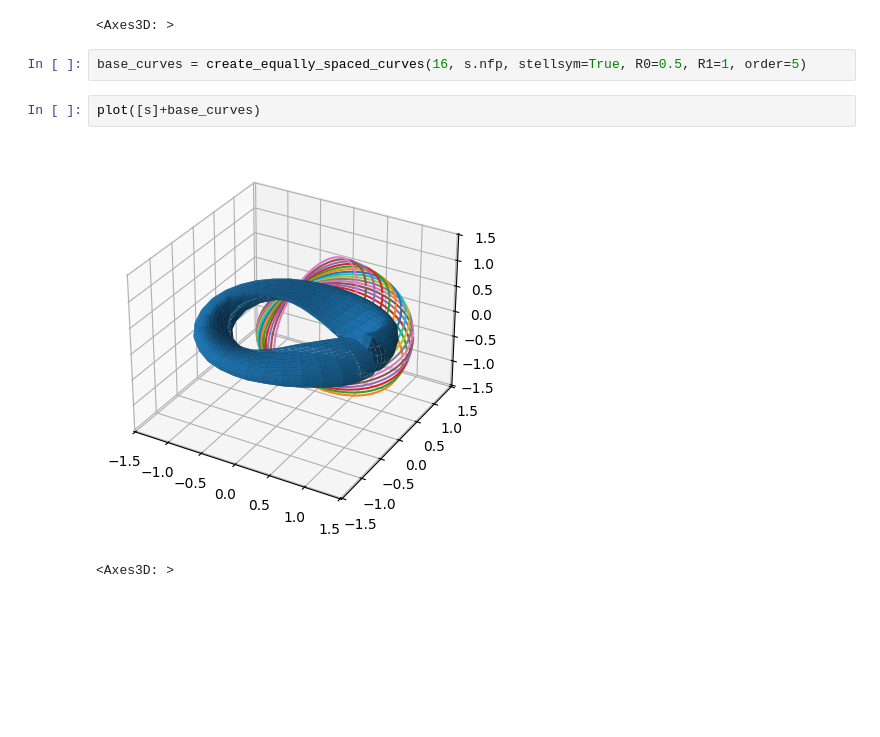
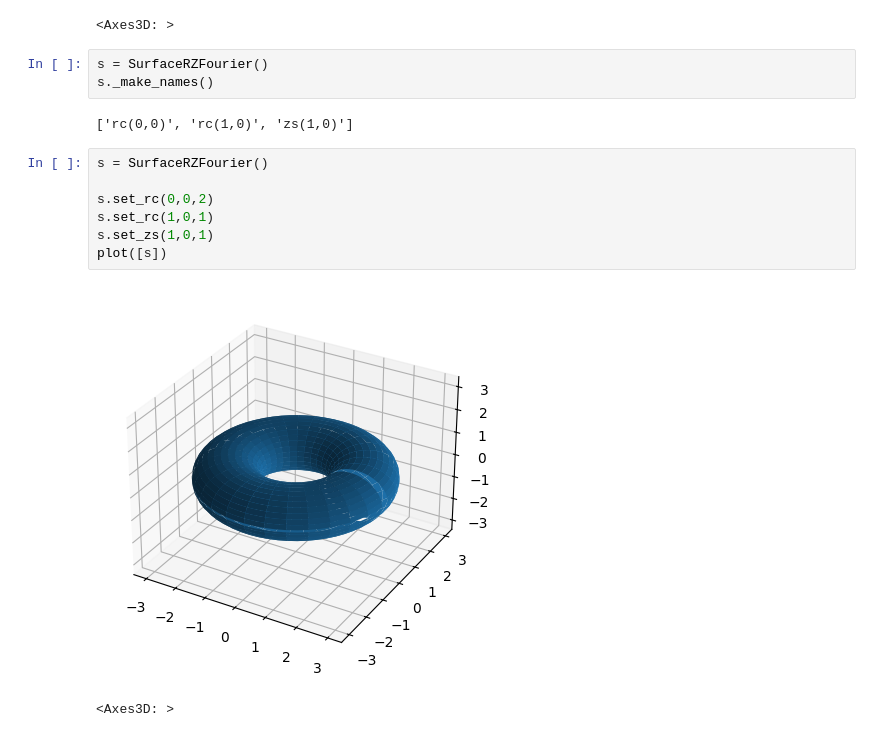
Before and after one commit to Elias-Gr/PlasmaPhysics, a Jupyter notebook: coil_optimisation.ipynb, the cells around one changed output. Drawn from its saved outputs; the diff is of its cells as text; blank space fills up the shorter version.

```diff
--- a/coil_optimisation.ipynb
+++ b/coil_optimisation.ipynb
@@ -15,10 +15,18 @@ plot([s])
 # %% [output]
 [figure]
 <Axes3D: >
-# %%
-base_curves = create_equally_spaced_curves(16, s.nfp, stellsym=True, R0=0.5, R1=1, order=5)
-# %%
-plot([s]+base_curves)
-# %% [output]
-[figure, removed]
-<Axes3D: >
+# %%
+s = SurfaceRZFourier()
+s._make_names()
+# %% [output]
+['rc(0,0)', 'rc(1,0)', 'zs(1,0)']
+# %%
+s = SurfaceRZFourier()
+
+s.set_rc(0,0,2)
+s.set_rc(1,0,1)
+s.set_zs(1,0,1)
+plot([s])
+# %% [output]
+[figure, added]
+<Axes3D: >
```
Also changed, not shown: 3 other files.
